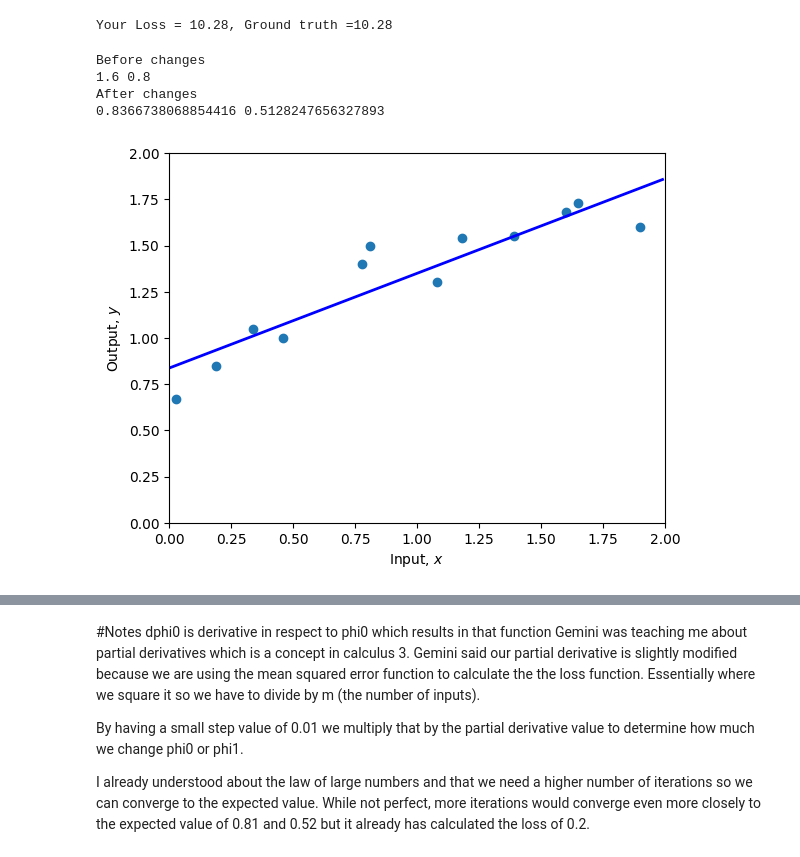
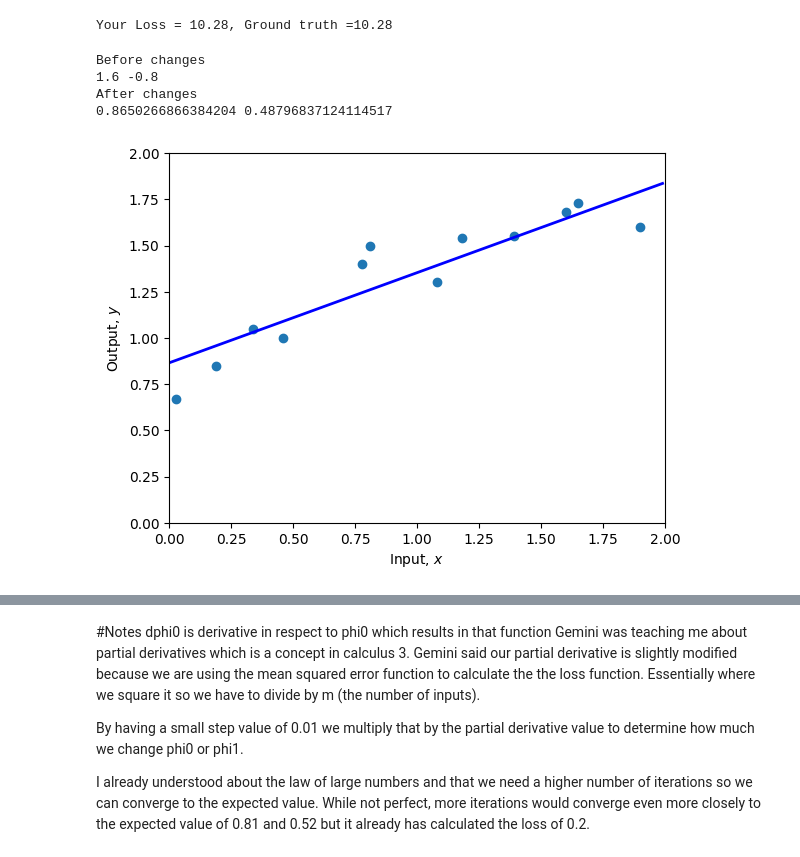
Before and after one commit to jklee16/167-Notebook-Repo, a Jupyter notebook: 2_1_Supervised_Learning.ipynb, the cells around one changed output, grey strips where cells are left out. Saved outputs shown, nothing was run; the diff lists cells and outputs as text; code cells hidden in the pictures.

```diff
--- a/2_1_Supervised_Learning.ipynb
+++ b/2_1_Supervised_Learning.ipynb
@@ -79,38 +79,38 @@ print(f'Your Loss = {loss:3.2f}, Ground truth =10.28')
 Your Loss = 10.28, Ground truth =10.28
 # %%
 # Done
-phi0 = 1.6 ; phi1 = 0.8
+phi0 = 1.6 ; phi1 = -0.8
 
 
 print("Before changes")
 print(phi0, phi1)
 
 # Value in which we modify both phi0 and phi1
 descentRate = 0.01
 # Converge on 2000 runs for accuracy
 iterations = 2000
 
 for i in range(iterations):
   # Grab the total number of values
   m = len(x)
   # Using list comprehension we calculate the partial derivative for phi0 and phi1
   dphi0 = (1/m) * np.sum(phi0 + phi1 * x - y)
   dphi1 = (1/m) * np.sum((phi0 + phi1 * x - y) * x)
 
   # Descension using rate and partial derivative value
   phi0 = phi0 - descentRate * dphi0
   phi1 = phi1 - descentRate * dphi1
 
 # Most optimal is phi0 = 0.81 and phi1 = 0.52
 
 print("After changes")
 print(phi0, phi1)
 
 plot(x,y,phi0,phi1)
 print(f'Your Loss = {compute_loss(x,y,phi0,phi1):3.2f}')
 # %% [output]
 Before changes
-1.6 0.8
+1.6 -0.8
 After changes
-0.8366738068854416 0.5128247656327893
+0.8650266866384204 0.48796837124114517
-[figure, old version]
+[figure, new version]
```
Also changed, not shown: parts of 1 cell of this notebook.
